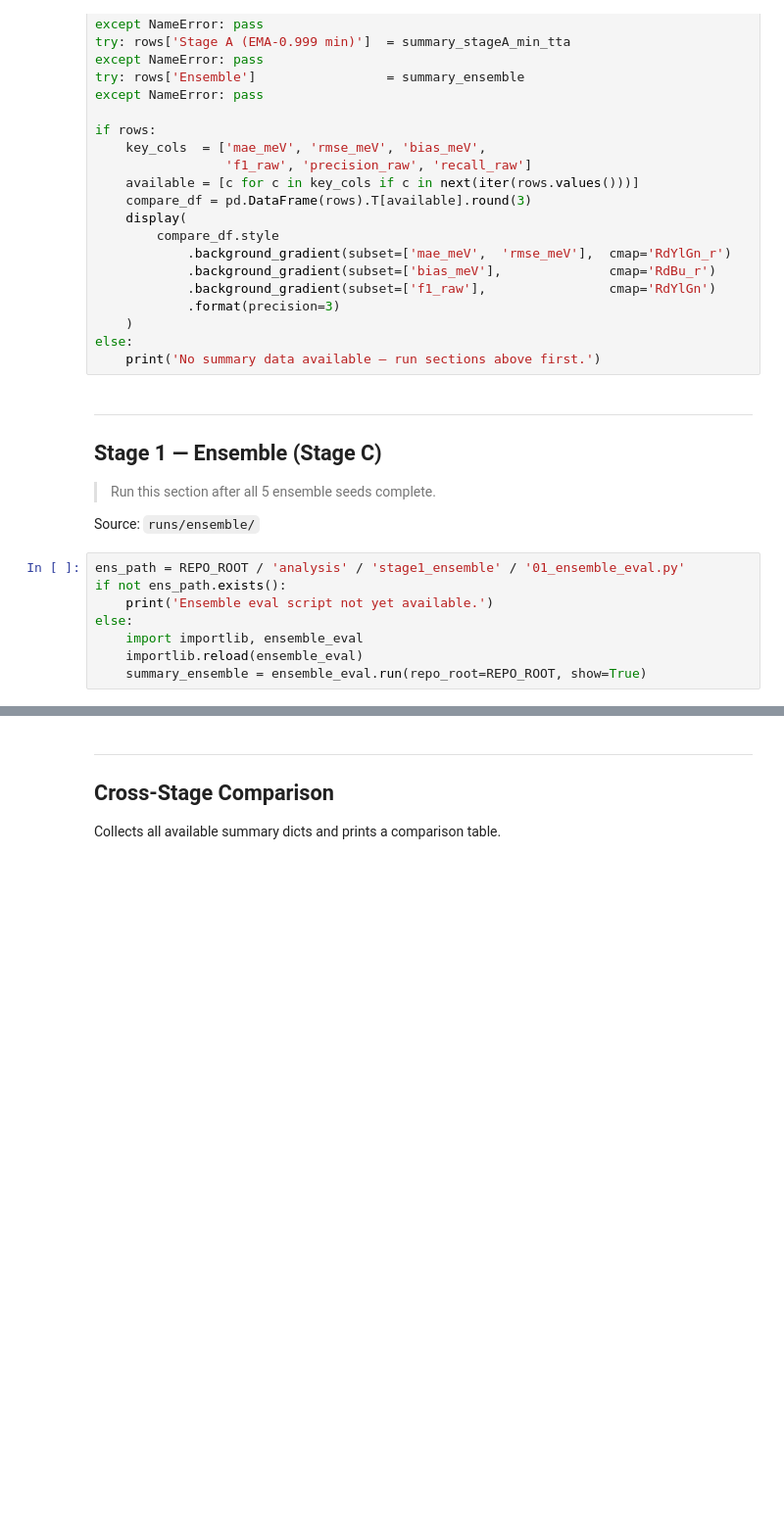
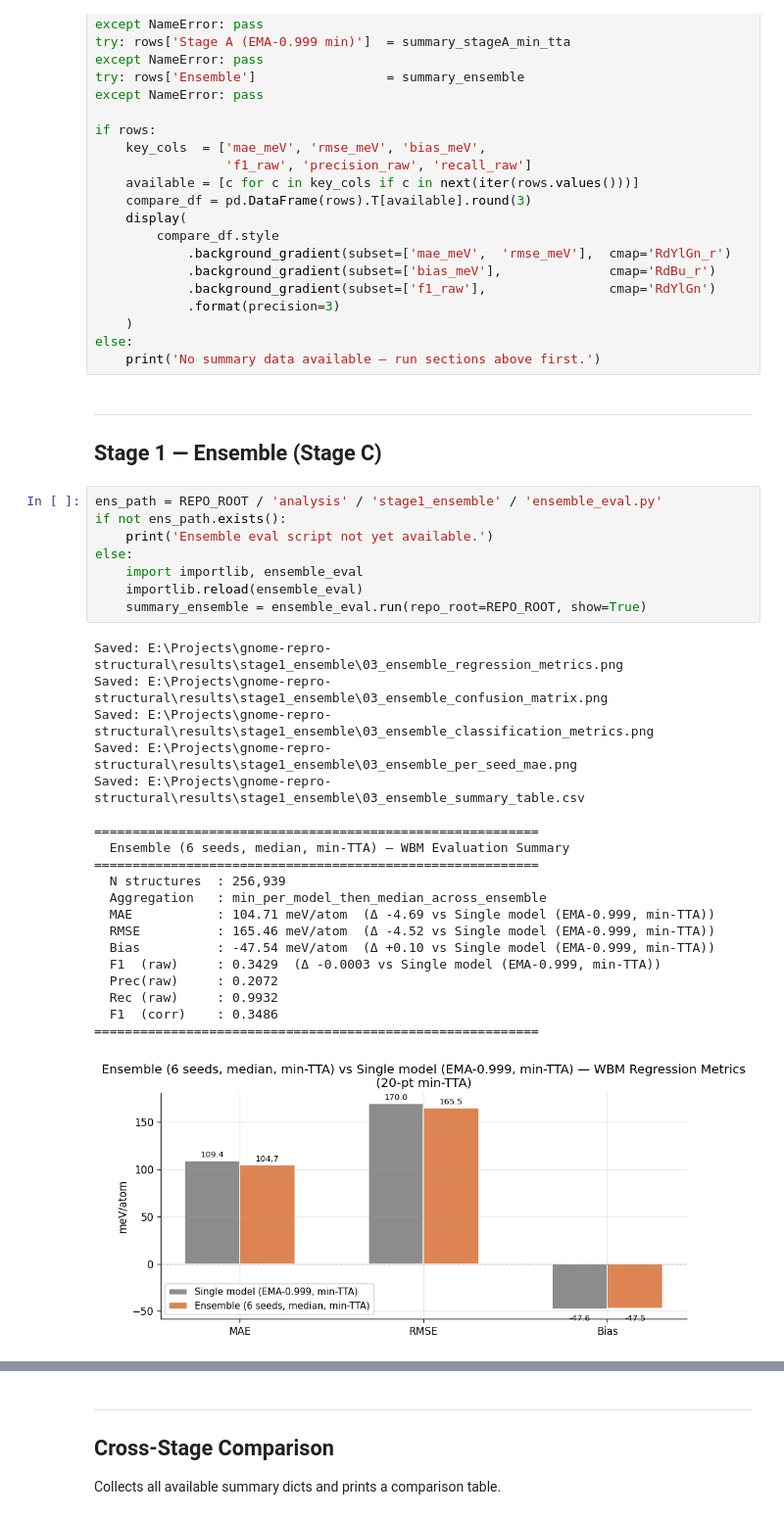
Before and after one commit to submerged-in-matrix/gnome-repro-structural, a Jupyter notebook: notebooks/analysis_gnome_struct.ipynb, the cells around one changed output, grey strips where cells are left out. Shown at 98% size. Cells and saved outputs as stored; diff of their text form; blank space fills up the shorter version.

Commit message:
ensemble inference analysed

```diff
--- a/notebooks/analysis_gnome_struct.ipynb
+++ b/notebooks/analysis_gnome_struct.ipynb
@@ -463,15 +463,32 @@ else:
 # %% [markdown]
 ---
 ## Stage 1 — Ensemble (Stage C)
-
-> Run this section after all 5 ensemble seeds complete.
-
-Source: `runs/ensemble/`
 # %%
-ens_path = REPO_ROOT / 'analysis' / 'stage1_ensemble' / '01_ensemble_eval.py'
+ens_path = REPO_ROOT / 'analysis' / 'stage1_ensemble' / 'ensemble_eval.py'
 if not ens_path.exists():
     print('Ensemble eval script not yet available.')
 else:
     import importlib, ensemble_eval
     importlib.reload(ensemble_eval)
     summary_ensemble = ensemble_eval.run(repo_root=REPO_ROOT, show=True)
+# %% [output]
+Saved: E:\Projects\gnome-repro-structural\results\stage1_ensemble\03_ensemble_regression_metrics.png
+Saved: E:\Projects\gnome-repro-structural\results\stage1_ensemble\03_ensemble_confusion_matrix.png
+Saved: E:\Projects\gnome-repro-structural\results\stage1_ensemble\03_ensemble_classification_metrics.png
+Saved: E:\Projects\gnome-repro-structural\results\stage1_ensemble\03_ensemble_per_seed_mae.png
+Saved: E:\Projects\gnome-repro-structural\results\stage1_ensemble\03_ensemble_summary_table.csv
+
+==========================================================
+  Ensemble (6 seeds, median, min-TTA) — WBM Evaluation Summary
+==========================================================
+  N structures  : 256,939
+  Aggregation   : min_per_model_then_median_across_ensemble
+  MAE           : 104.71 meV/atom  (Δ -4.69 vs Single model (EMA-0.999, min-TTA))
+  RMSE          : 165.46 meV/atom  (Δ -4.52 vs Single model (EMA-0.999, min-TTA))
+  Bias          : -47.54 meV/atom  (Δ +0.10 vs Single model (EMA-0.999, min-TTA))
+  F1  (raw)     : 0.3429  (Δ -0.0003 vs Single model (EMA-0.999, min-TTA))
+  Prec(raw)     : 0.2072
+  Rec (raw)     : 0.9932
+  F1  (corr)    : 0.3486
+==========================================================
+[figure, added]
```
Also changed, not shown: parts of 1 cell of this notebook, 14 other files.
